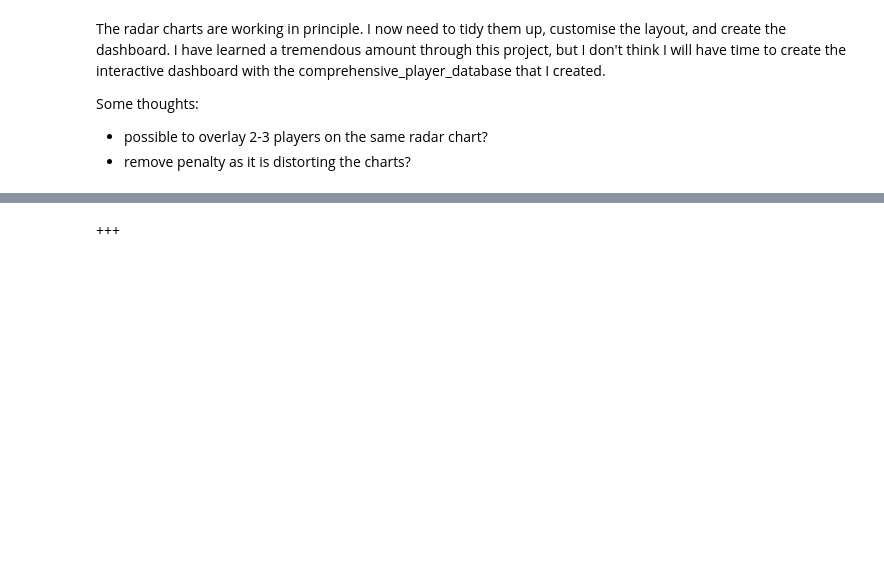
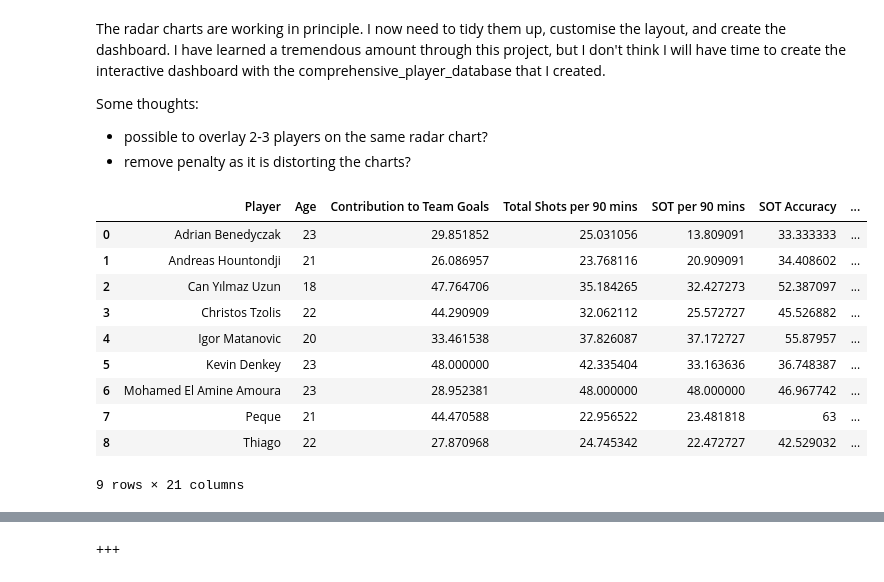
Before and after one commit to brutucas/Football-Player-Analysis, a Jupyter notebook: football_player_analysis.ipynb, the cells around one changed output, grey strips where cells are left out. Cells and saved outputs as stored; diff of their text form; code cells hidden in the pictures; blank space fills up the shorter version.

```diff
--- a/football_player_analysis.ipynb
+++ b/football_player_analysis.ipynb
@@ -1009 +1029,18 @@ Some thoughts:
 focused_strikers_percentile.to_csv('Resources/Focus Striker Percentile.csv', index=False)
+# %%
+coeff_data = pd.read_excel('Resources/Updated Focus Player Data.xlsx', sheet_name='Coefficient', header=0)
+focused_strikers_coeff = coeff_data.iloc[0:9, 0:21]
+focused_strikers_coeff['Age'] = focused_strikers_coeff['Age'].astype('Int64')
+focused_strikers_coeff
+# %% [output]
+|  | Player | Age | Contribution to Team Goals | Total Shots per 90 mins | SOT per 90 mins | SOT Accuracy | ... |
+| 0 | Adrian Benedyczak | 23 | 29.851852 | 25.031056 | 13.809091 | 33.333333 | ... |
+| 1 | Andreas Hountondji | 21 | 26.086957 | 23.768116 | 20.909091 | 34.408602 | ... |
+| 2 | Can Yılmaz Uzun | 18 | 47.764706 | 35.184265 | 32.427273 | 52.387097 | ... |
+| 3 | Christos Tzolis | 22 | 44.290909 | 32.062112 | 25.572727 | 45.526882 | ... |
+| 4 | Igor Matanovic | 20 | 33.461538 | 37.826087 | 37.172727 | 55.87957 | ... |
+| 5 | Kevin Denkey | 23 | 48.000000 | 42.335404 | 33.163636 | 36.748387 | ... |
+| 6 | Mohamed El Amine Amoura | 23 | 28.952381 | 48.000000 | 48.000000 | 46.967742 | ... |
+| 7 | Peque | 21 | 44.470588 | 22.956522 | 23.481818 | 63 | ... |
+| 8 | Thiago | 22 | 27.870968 | 24.745342 | 22.472727 | 42.529032 | ... |
+9 rows × 21 columns
```
Also changed, not shown: parts of 18 cells of this notebook, 16 other files.
